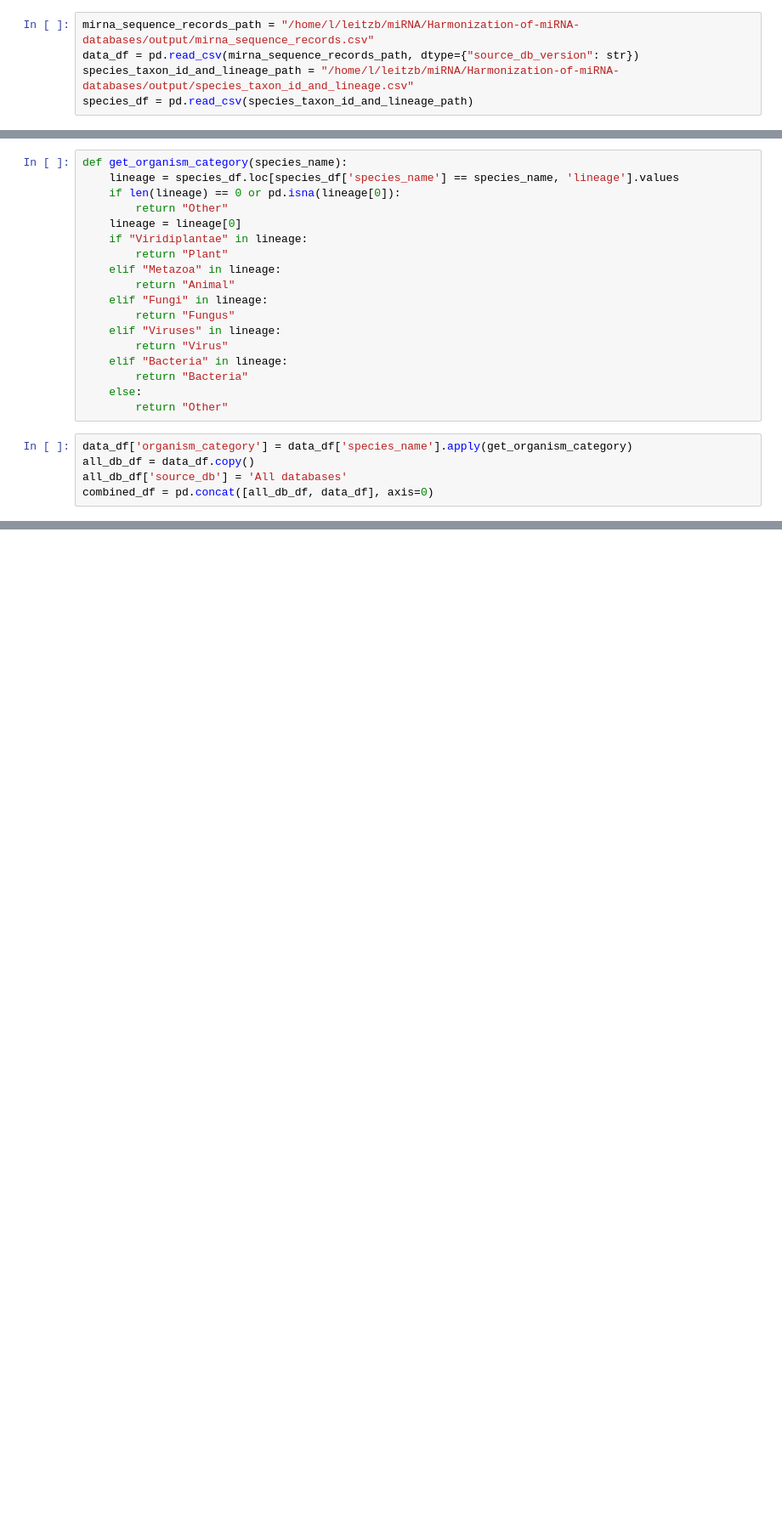
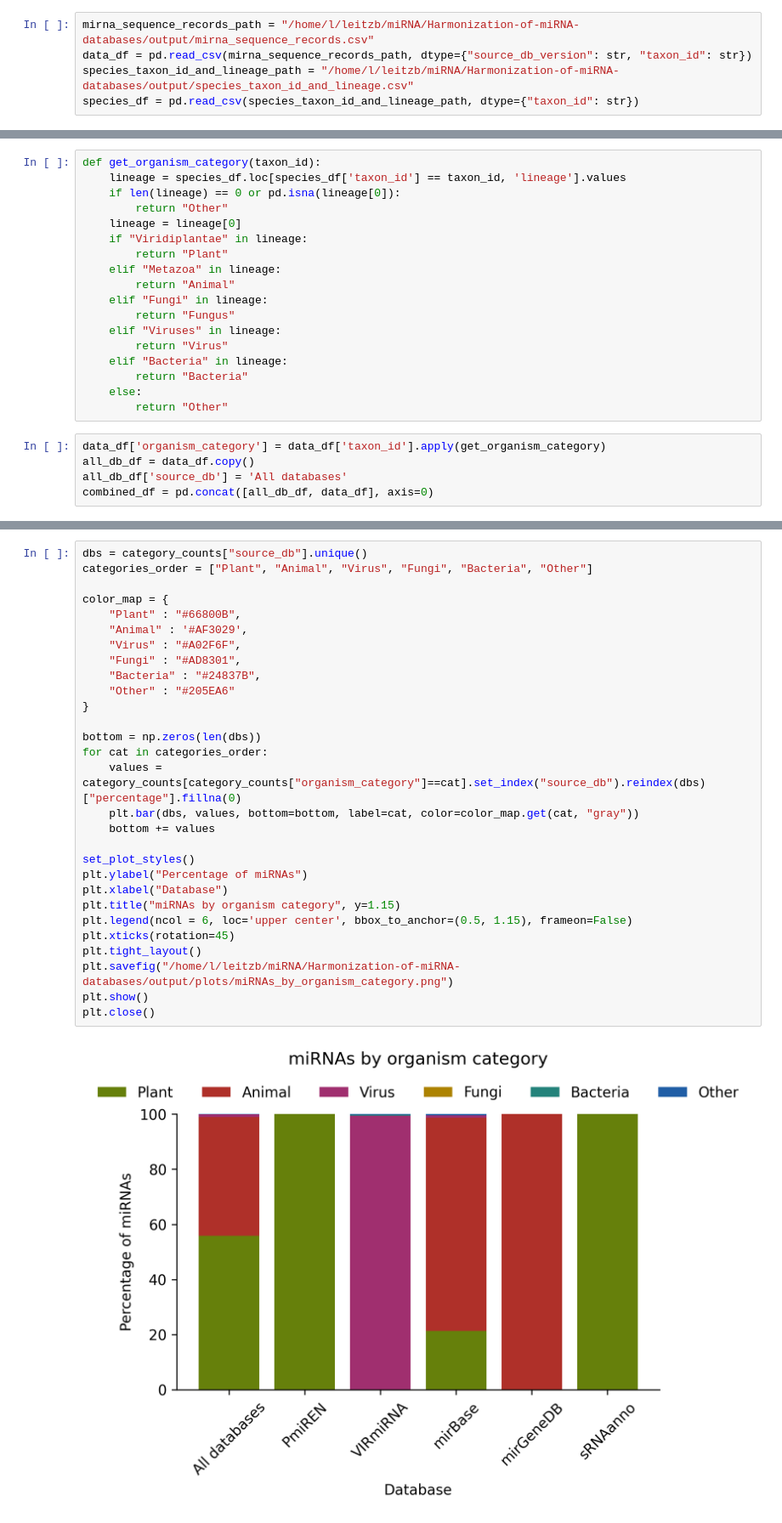
Before and after one commit to benediktleitz/Harmonization-of-miRNA-databases, a Jupyter notebook: src/plots/organism_categories.ipynb, the cells around one changed output, grey strips where cells are left out. Shown: that part at 85% size. Cells and saved outputs as stored; diff of their text form; blank space fills up the shorter version.

Commit message:
Plotting in notebooks now and changed to use taxon_id instead of species_name

```diff
--- a/src/plots/organism_categories.ipynb
+++ b/src/plots/organism_categories.ipynb
@@ -5,8 +6,8 @@ import matplotlib as mpl
 # %%
 mirna_sequence_records_path = "/home/l/leitzb/miRNA/Harmonization-of-miRNA-databases/output/mirna_sequence_records.csv"
-data_df = pd.read_csv(mirna_sequence_records_path, dtype={"source_db_version": str})
+data_df = pd.read_csv(mirna_sequence_records_path, dtype={"source_db_version": str, "taxon_id": str})
 species_taxon_id_and_lineage_path = "/home/l/leitzb/miRNA/Harmonization-of-miRNA-databases/output/species_taxon_id_and_lineage.csv"
-species_df = pd.read_csv(species_taxon_id_and_lineage_path)
+species_df = pd.read_csv(species_taxon_id_and_lineage_path, dtype={"taxon_id": str})
 # %%
 def set_plot_styles():
 
@@ -26,8 +27,8 @@ def set_plot_styles():
 
     mpl.rcParams.update(styles)
 # %%
-def get_organism_category(species_name):
-    lineage = species_df.loc[species_df['species_name'] == species_name, 'lineage'].values
+def get_organism_category(taxon_id):
+    lineage = species_df.loc[species_df['taxon_id'] == taxon_id, 'lineage'].values
     if len(lineage) == 0 or pd.isna(lineage[0]):
         return "Other"
     lineage = lineage[0]
@@ -44,7 +45,7 @@ def get_organism_category(species_name):
     else:
         return "Other"
 # %%
-data_df['organism_category'] = data_df['species_name'].apply(get_organism_category)
+data_df['organism_category'] = data_df['taxon_id'].apply(get_organism_category)
 all_db_df = data_df.copy()
 all_db_df['source_db'] = 'All databases'
 combined_df = pd.concat([all_db_df, data_df], axis=0)
@@ -64,0 +73,31 @@ print(category_counts)
+# %%
+dbs = category_counts["source_db"].unique()
+categories_order = ["Plant", "Animal", "Virus", "Fungi", "Bacteria", "Other"]
+
+color_map = {
+    "Plant" : "#66800B",
+    "Animal" : '#AF3029',
+    "Virus" : "#A02F6F",
+    "Fungi" : "#AD8301",
+    "Bacteria" : "#24837B",
+    "Other" : "#205EA6"
+}
+
+bottom = np.zeros(len(dbs))
+for cat in categories_order:
+    values = category_counts[category_counts["organism_category"]==cat].set_index("source_db").reindex(dbs)["percentage"].fillna(0)
+    plt.bar(dbs, values, bottom=bottom, label=cat, color=color_map.get(cat, "gray"))
+    bottom += values
+
+set_plot_styles()
+plt.ylabel("Percentage of miRNAs")
+plt.xlabel("Database")
+plt.title("miRNAs by organism category", y=1.15)
+plt.legend(ncol = 6, loc='upper center', bbox_to_anchor=(0.5, 1.15), frameon=False)
+plt.xticks(rotation=45)
+plt.tight_layout()
+plt.savefig("/home/l/leitzb/miRNA/Harmonization-of-miRNA-databases/output/plots/miRNAs_by_organism_category.png")
+plt.show()
+plt.close()
+# %% [output]
+[figure, added]
```
Also changed, not shown: parts of 3 cells of this notebook, 6 other files.
